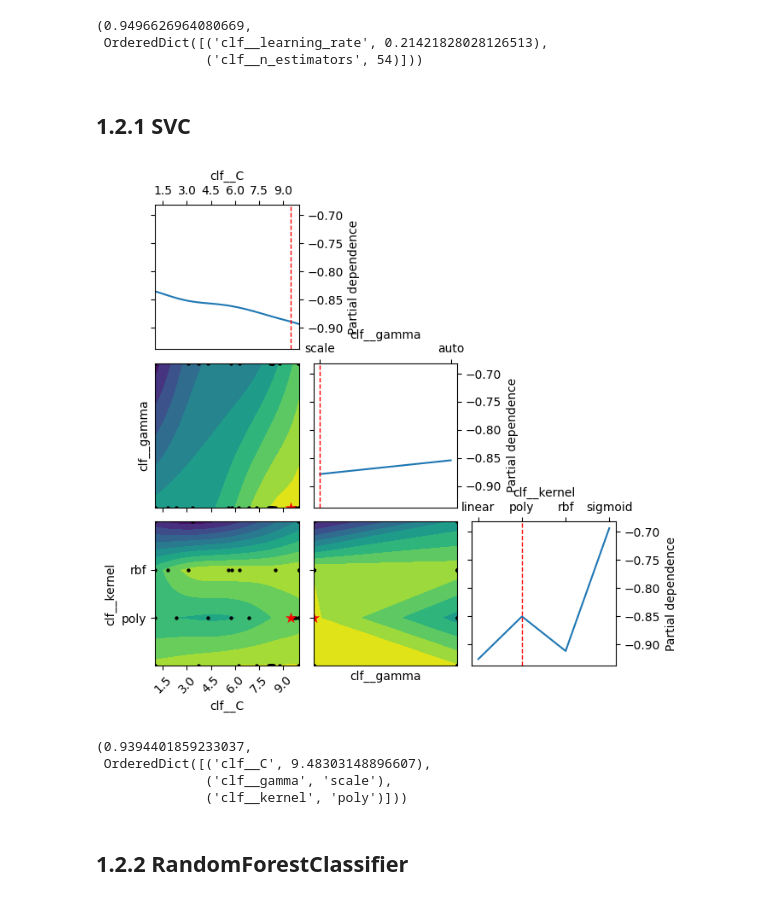
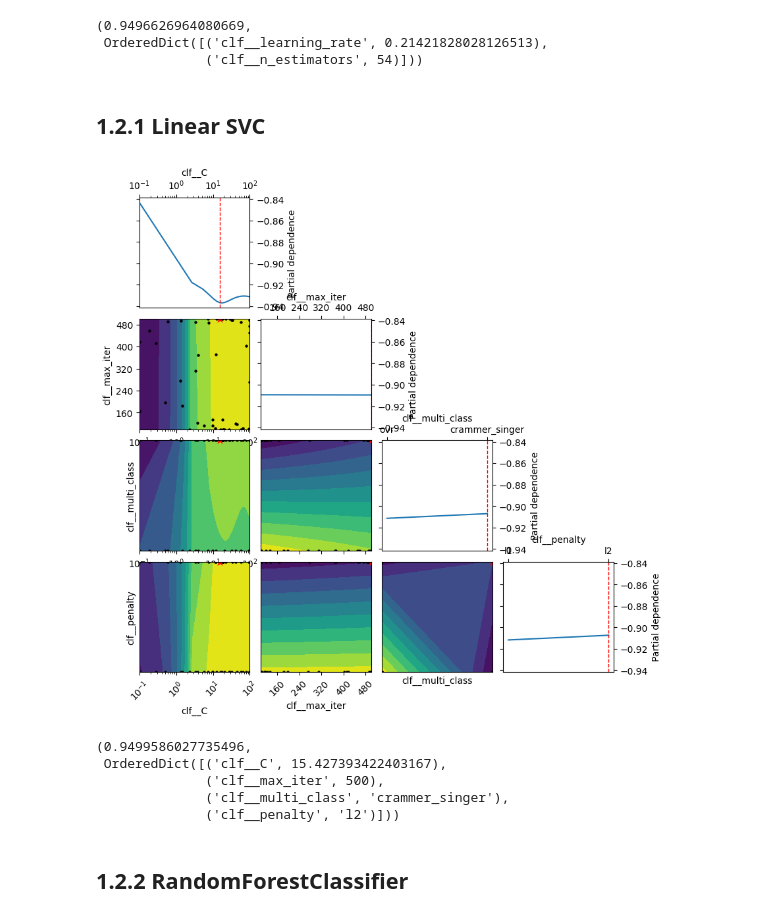
Before and after one commit to mariscoglio/bio482_cell_classifier, a Jupyter notebook: model_eval.ipynb, the cells around one changed output. Cells and saved outputs as stored; diff of their text form; code cells hidden in the pictures.

```diff
--- a/model_eval.ipynb
+++ b/model_eval.ipynb
@@ -213,39 +223,40 @@ opt.best_score_, opt.best_params_
  OrderedDict([('clf__learning_rate', 0.21421828028126513),
               ('clf__n_estimators', 54)]))
 # %% [markdown]
-## 1.2.1 SVC
+## 1.2.1 Linear SVC
 # %%
 clf_pipe = deepcopy(preprocessing_pipe)
 clf_pipe.steps.append(
-    ("clf", SVC(random_state=0))
+    ("clf", LinearSVC(random_state=0, class_weight=class_weights, dual="auto"))
 )
 opt = BayesSearchCV(
     clf_pipe,
     {
-        "clf__gamma": Categorical(['scale', 'auto']),
-        "clf__kernel": Categorical(
-            ['linear', 'poly', 'rbf', 'sigmoid']
-        ),
-        "clf__C": Real(1, 10, "uniform"),
+        "clf__penalty": Categorical(['squared_hinge', 'hinge']),
+        "clf__multi_class": Categorical(['ovr', 'crammer_singer']),
+        "clf__penalty": Categorical(['l1', 'l2']),
+        "clf__C": Real(1e-1, 1e2, "log-uniform"),
+        "clf__max_iter": Integer(100, 500)
     },
     n_iter=60,
     cv=StratifiedKFold(n_splits=5, shuffle=True, random_state=0),
     random_state=0,
     scoring="f1_weighted",
 )
 opt.fit(
     X = raw_predictors_free_whisking.drop("cell_type", axis=1),
     y = raw_predictors_free_whisking["cell_type"]
 )
 plot_objective(opt.optimizer_results_[0])
 plt.show()
 opt.best_score_, opt.best_params_
 # %% [output]
-[figure, old version]
+[figure, new version]
-(0.9394401859233037,
- OrderedDict([('clf__C', 9.48303148896607),
-              ('clf__gamma', 'scale'),
-              ('clf__kernel', 'poly')]))
+(0.9499586027735496,
+ OrderedDict([('clf__C', 15.427393422403167),
+              ('clf__max_iter', 500),
+              ('clf__multi_class', 'crammer_singer'),
+              ('clf__penalty', 'l2')]))
 # %% [markdown]
 ## 1.2.2 RandomForestClassifier
 # %%
```
Also changed, not shown: parts of 20 cells of this notebook, 2 other files.
